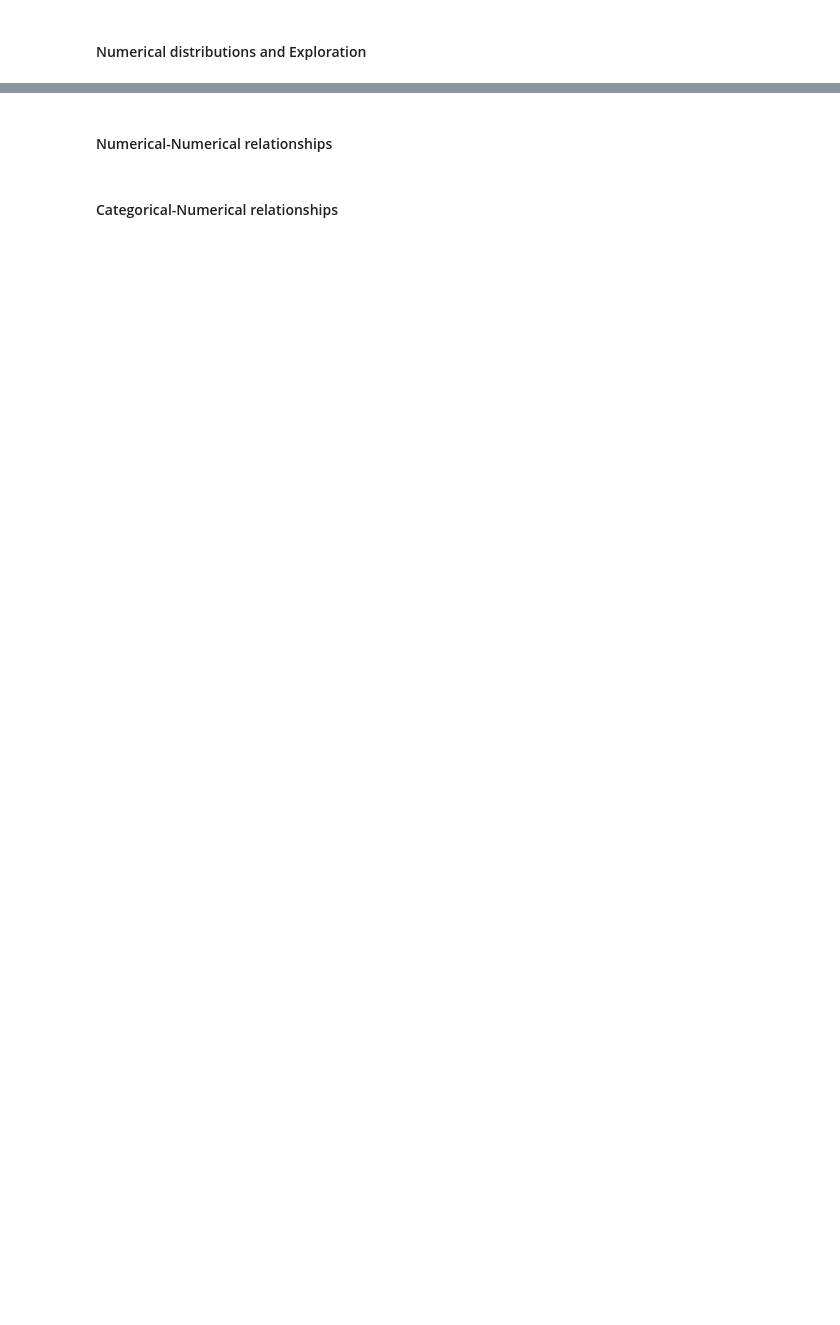
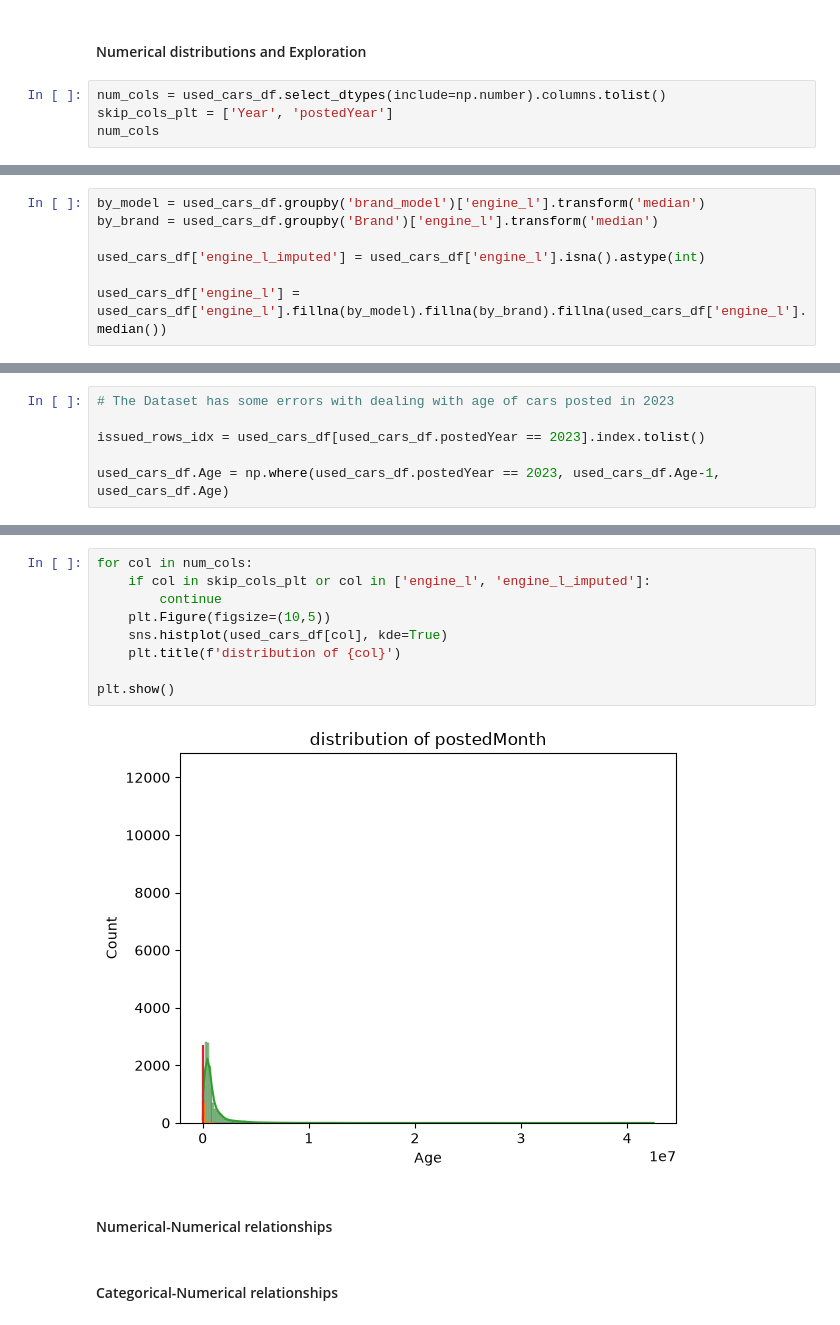
Before and after one commit to abdo1rahman/DEPI_grad_project, a Jupyter notebook: mini_project/used_cars/notebooks/EDA.ipynb, the cells around one changed output, grey strips where cells are left out. Drawn from its saved outputs; the diff is of its cells as text; blank space fills up the shorter version.

```diff
--- a/mini_project/used_cars/notebooks/EDA.ipynb
+++ b/mini_project/used_cars/notebooks/EDA.ipynb
@@ -547,2 +615,6 @@ used_cars_df
 # %% [markdown]
 #### Numerical distributions and Exploration
+# %%
+num_cols = used_cars_df.select_dtypes(include=np.number).columns.tolist()
+skip_cols_plt = ['Year', 'postedYear']
+num_cols
@@ -548,0 +634,7 @@ used_cars_df
+# %%
+by_model = used_cars_df.groupby('brand_model')['engine_l'].transform('median')
+by_brand = used_cars_df.groupby('Brand')['engine_l'].transform('median')
+
+used_cars_df['engine_l_imputed'] = used_cars_df['engine_l'].isna().astype(int)
+
+used_cars_df['engine_l'] = used_cars_df['engine_l'].fillna(by_model).fillna(by_brand).fillna(used_cars_df['engine_l'].median())
@@ -548,0 +690,6 @@ used_cars_df
+# %%
+# The Dataset has some errors with dealing with age of cars posted in 2023
+
+issued_rows_idx = used_cars_df[used_cars_df.postedYear == 2023].index.tolist()
+
+used_cars_df.Age = np.where(used_cars_df.postedYear == 2023, used_cars_df.Age-1, used_cars_df.Age)
@@ -549,3 +703,14 @@ used_cars_df
+# %%
+for col in num_cols:
+    if col in skip_cols_plt or col in ['engine_l', 'engine_l_imputed']:
+        continue
+    plt.Figure(figsize=(10,5))
+    sns.histplot(used_cars_df[col], kde=True)
+    plt.title(f'distribution of {col}')
+
+plt.show()
+# %% [output]
+[figure, added]
 # %% [markdown]
 #### Numerical-Numerical relationships
 # %% [markdown]
```
Also changed, not shown: parts of 15 cells of this notebook, 1 other file.
